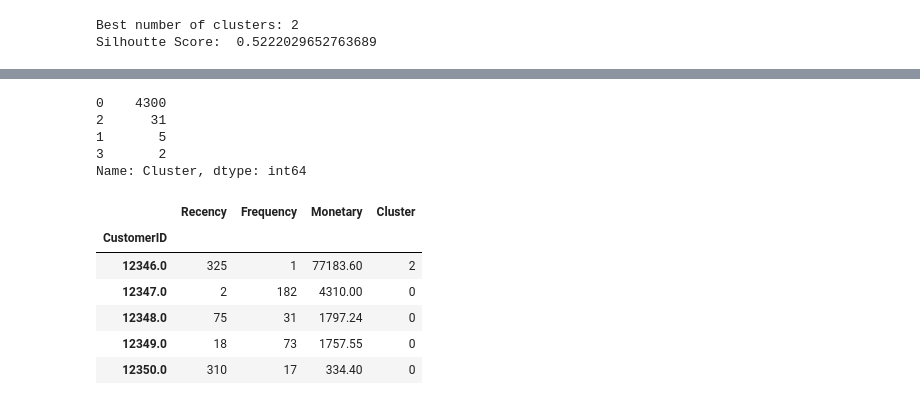
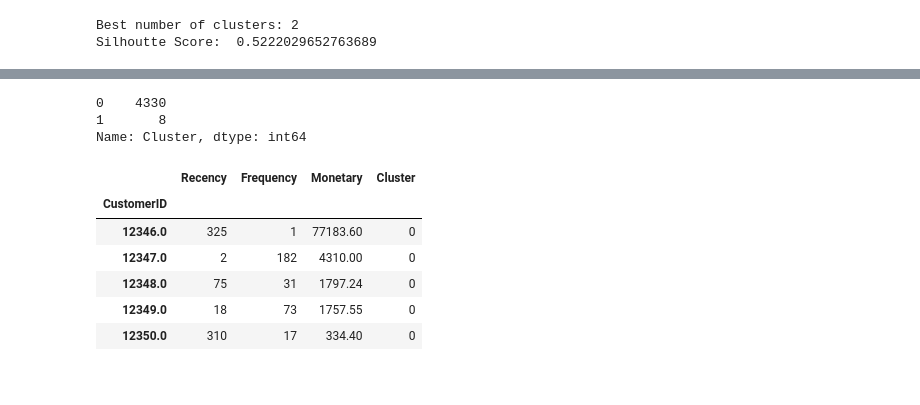
Before and after one commit to Mohamed-Harish-M-123/Capstone-Project-IV, a Jupyter notebook: Online_Retail_Customer_Segmentation.ipynb, the cells around one changed output, grey strips where cells are left out. Saved outputs shown, nothing was run; the diff lists cells and outputs as text; code cells hidden in the pictures.

```diff
--- a/Online_Retail_Customer_Segmentation.ipynb
+++ b/Online_Retail_Customer_Segmentation.ipynb
@@ -494,29 +511,27 @@ plt.scatter(centers[:, 0], centers[:, 1], c='red',s=300,alpha=1)
 # %%
 # Create the k-means model
-kmeans = KMeans(n_clusters=4, random_state=42)  # Set the number of clusters
+kmeans = KMeans(n_clusters=2, random_state=42)  # Set the number of clusters
 
 # Fit the model to the data
 kmeans.fit(rfm_df)
 
 # Get the cluster labels for each data point
 labels = kmeans.labels_
 
 # Add the cluster labels to the DataFrame
 rfm_df['Cluster'] = labels
 
 # Print the DataFrame with cluster labels
 customer_clusters = rfm_df['Cluster'].value_counts(ascending=False)
 print(customer_clusters)
 rfm_df.head()
 # %% [output]
-0    4300
-2      31
-1       5
-3       2
+0    4330
+1       8
 Name: Cluster, dtype: int64
 |  | Recency | Frequency | Monetary | Cluster |
 | CustomerID |  |  |  |  |
-| 12346.0 | 325 | 1 | 77183.60 | 2 |
+| 12346.0 | 325 | 1 | 77183.60 | 0 |
 | 12347.0 | 2 | 182 | 4310.00 | 0 |
 | 12348.0 | 75 | 31 | 1797.24 | 0 |
 | 12349.0 | 18 | 73 | 1757.55 | 0 |
```
Also changed, not shown: parts of 6 cells of this notebook.
